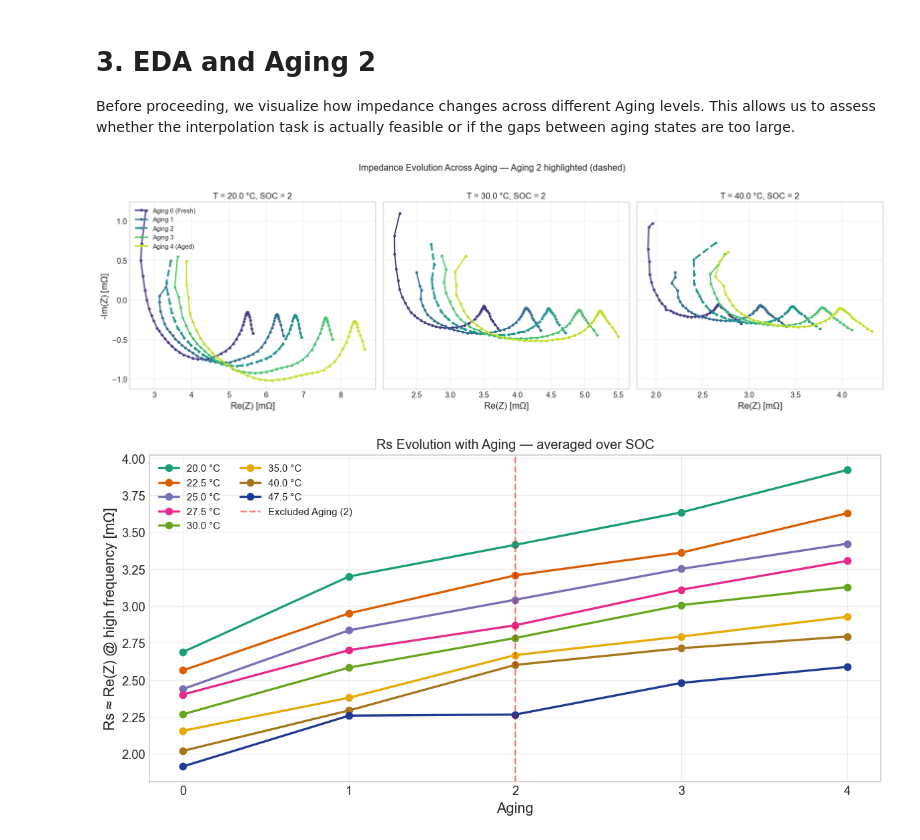
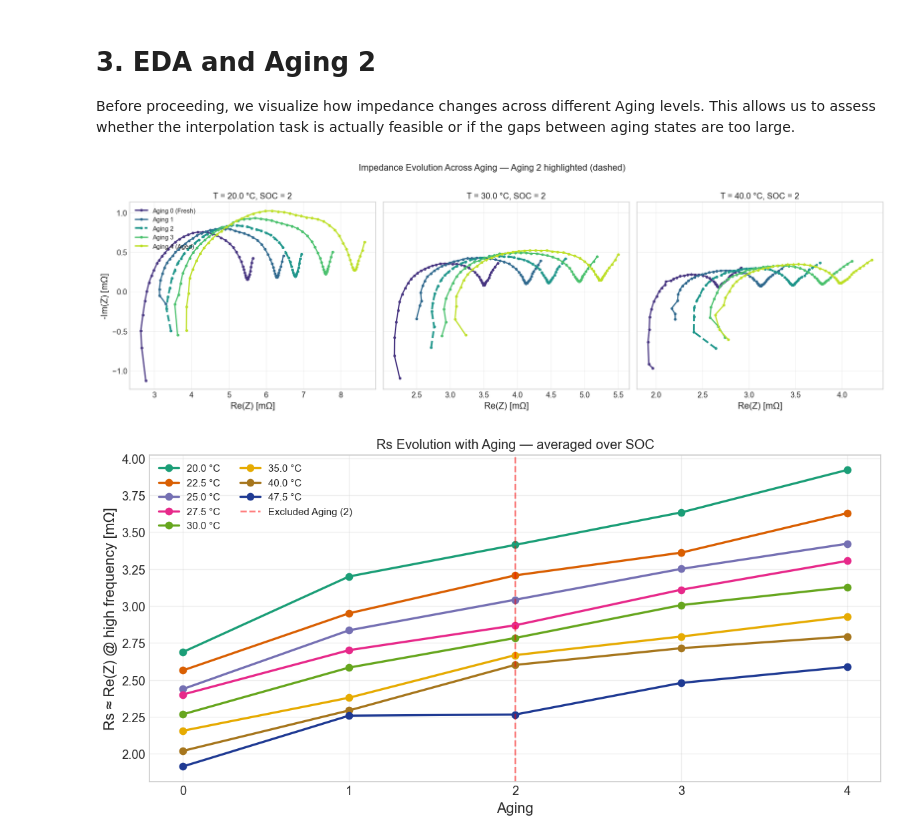
Before and after one commit to marcosoldani/ml_LiBs_project, a Jupyter notebook: notebooks/3_Aging_Interpolation.ipynb, the cells around one changed output. Drawn from its saved outputs; the diff is of its cells as text; code cells hidden in the pictures.

Commit message:
renamed Z_imag to neg_Z_imag across dataset and notebooks

```diff
--- a/notebooks/3_Aging_Interpolation.ipynb
+++ b/notebooks/3_Aging_Interpolation.ipynb
@@ -213,37 +213,37 @@ for ax, temp in zip(axes, TEMPS_EDA):
 
         ax.plot(
             subset["Z_real"],
-            -subset["Z_imag"],
+            subset["neg_Z_imag"],
             color=aging_cmap[ep],
             lw=lw,
             ls=style,
             marker="o",
             markersize=3,
             label=AGING_LABELS[ep],
         )
 
     ax.set_title(f"T = {temp} °C, SOC = {SOC_EDA}", fontsize=12)
     ax.set_xlabel("Re(Z) [mΩ]")
     ax.grid(True, alpha=0.3)
 
 axes[0].set_ylabel("-Im(Z) [mΩ]")
 
 axes[0].legend(
     loc="upper left",
     fontsize=9,
     framealpha=0.9,
 )
 
 fig.suptitle(
     f"Impedance Evolution Across Aging — Aging {AGING_TO_EXCLUDE} highlighted (dashed)",
     fontsize=13,
     y=1.02,
 )
 
 plt.tight_layout()
 plt.show()
 # %% [output]
-[figure, old version]
+[figure, new version]
 # %%
 # --- Rs DRIFT (HIGH-FREQUENCY RESISTANCE) WITH AGING ---
 
```
Also changed, not shown: parts of 9 cells of this notebook, 4 other files.
